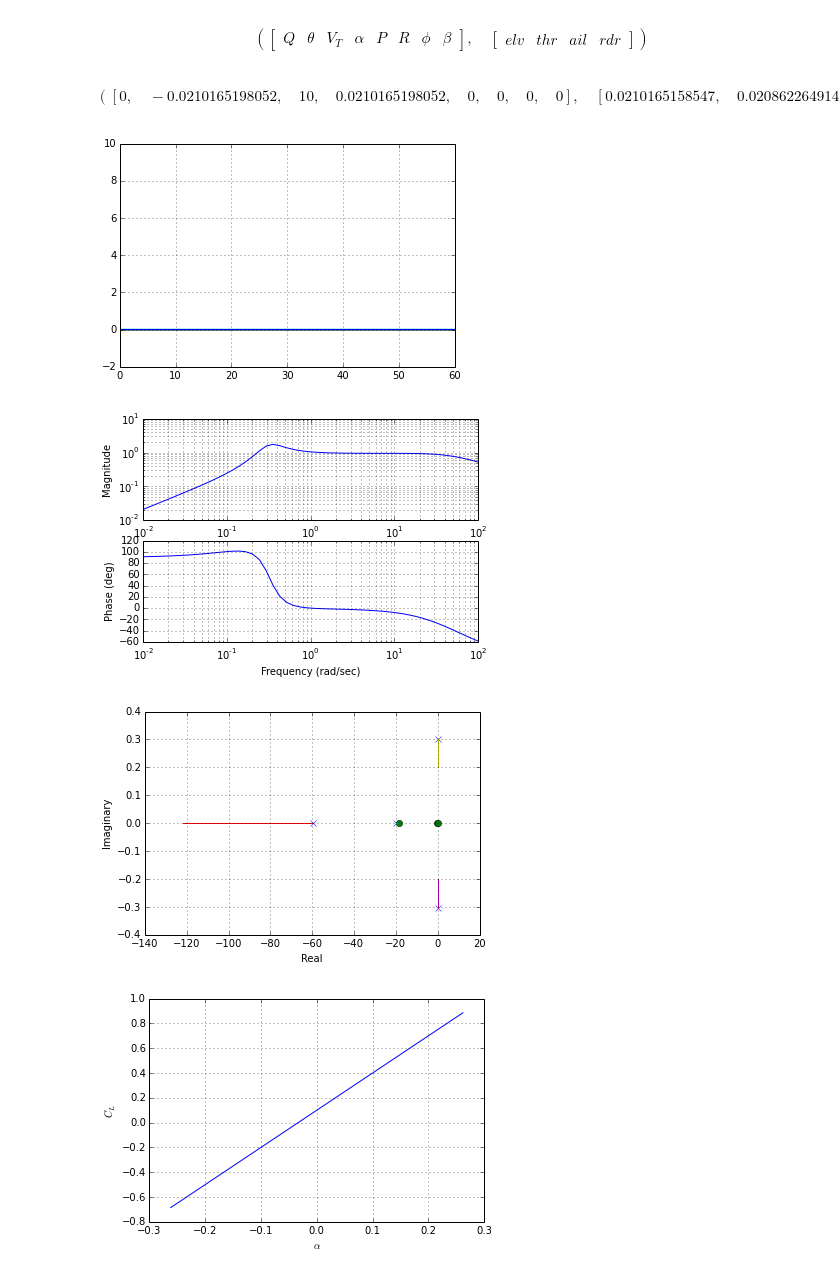
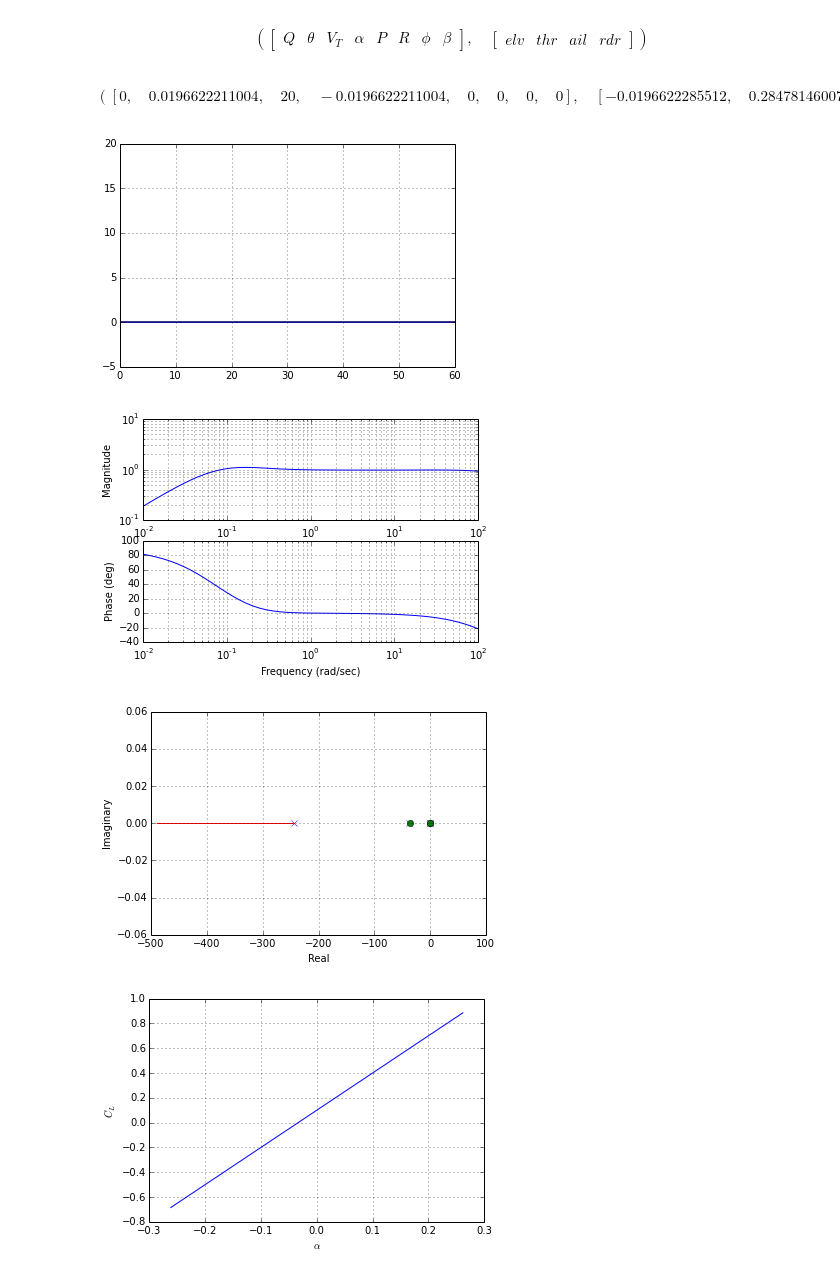
Before and after one commit to aerospace-notebook/aerospace-notebook, a Jupyter notebook: Fixed Wing Dynamics.ipynb, the cells around one changed output. Drawn from its saved outputs; the diff is of its cells as text; code cells hidden in the pictures.

```diff
--- a/Fixed Wing Dynamics.ipynb
+++ b/Fixed Wing Dynamics.ipynb
@@ -142,24 +144,24 @@ def trim_level(V_T, gamma):
     return [0, theta_trim, V_T, gamma - theta_trim, 0, 0, 0, 0], [elv_trim, thr_trim, 0, 0], res
 # %%
 ss = statespace.StateSpace(x_vect, u_vect, f_aero_vect.subs(sub_const), x_vect)
-x0, u0, res = trim_level(10, 0)
+x0, u0, res = trim_level(20, 0)
 data = ss.simulate(x0, u0,dt=0.01,tf=60)
 pl.plot(data.t, data.y);
 pl.grid()
 x0, u0
 # %% [output]
-$$\left ( \left [ 0, \quad -0.0210165198052, \quad 10, \quad 0.0210165198052, \quad 0, \quad 0, \quad 0, \quad 0\right ], \quad \left [ 0.0210165158547, \quad 0.0208622649141, \quad 0, \quad 0\right ]\right )$$
+$$\left ( \left [ 0, \quad 0.0196622211004, \quad 20, \quad -0.0196622211004, \quad 0, \quad 0, \quad 0, \quad 0\right ], \quad \left [ -0.0196622285512, \quad 0.284781460076, \quad 0, \quad 0\right ]\right )$$
-[figure, old version]
+[figure, new version]
 # %%
 ss_lin = ss.linearize(x0, u0)
 control.bode(ss_lin.to_control()[0,0], omega=pl.logspace(-2,2));
 # %% [output]
-[figure, old version]
+[figure, new version]
 # %%
 control.rlocus(ss_lin.to_control()[0,0], klist=pl.linspace(0,1,1000));
 pl.grid()
 # %% [output]
-[figure, old version]
+[figure, new version]
 # %%
 C_L_eval = sympy.lambdify(alpha, C_L.subs(sub_const))
 C_D_eval = sympy.lambdify(alpha, C_D.subs(sub_const))
```
Also changed, not shown: parts of 33 cells of this notebook, 2 other files.
